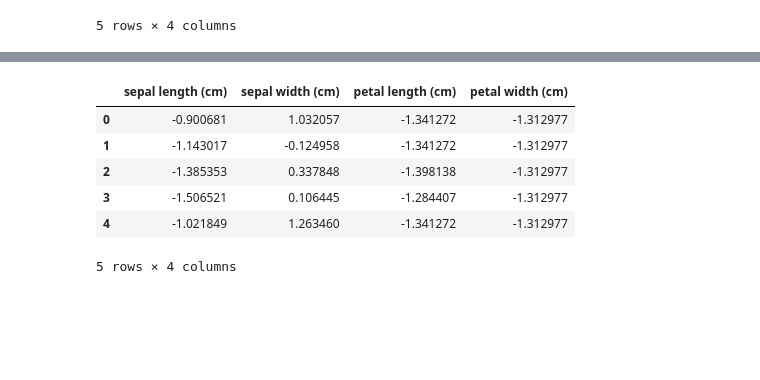
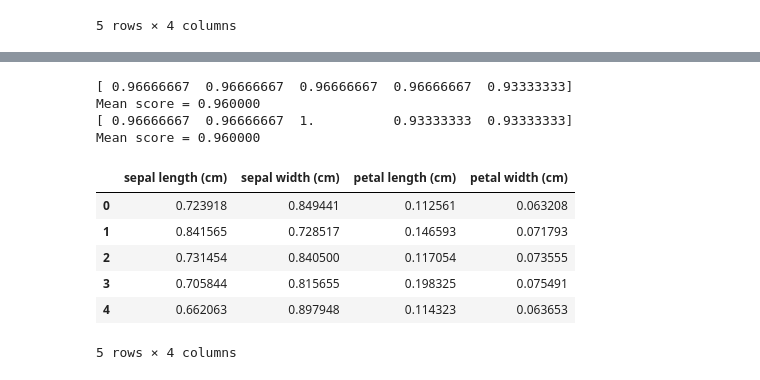
Before and after one commit to Libardo1/machinelearning-1, a Jupyter notebook: kaggle/python/iris.classification.ipynb, the cells around one changed output, grey strips where cells are left out. Saved outputs shown, nothing was run; the diff lists cells and outputs as text; code cells hidden in the pictures; blank space fills up the shorter version.

```diff
--- a/kaggle/python/iris.classification.ipynb
+++ b/kaggle/python/iris.classification.ipynb
@@ -191,10 +114,39 @@ df_minmaxScaled.head()
+# %%
+def score_knn(data, target):
+    np.random.seed(123)
+    knn = sk.neighbors.KNeighborsClassifier(n_neighbors=5)
+    kf = sk.cross_validation.KFold(len(data), n_folds=5, shuffle=True)
+
+    scores= []
+    for train_index, test_index in kf:
+      knn.fit(data[train_index,], d.target[train_index])
+      score = knn.score(data[test_index,], target[test_index])
+      scores.append(score)
+
+    scores = np.asarray(scores)
+    print(scores)
+    print("Mean score = %f"%scores.mean())
+
+
+score_knn(df.values, d.target)
+score_knn(df_minmaxScaled.values, d.target)
+# %% [output]
+[ 0.96666667  0.96666667  0.96666667  0.96666667  0.93333333]
+Mean score = 0.960000
+[ 0.96666667  0.96666667  1.          0.93333333  0.93333333]
+Mean score = 0.960000
+# %%
+scaler = sk.preprocessing.MinMaxScaler()
+data = sk.preprocessing.normalize(d.data, norm='l2')
+data = scaler.fit_transform(data)
+df_minmaxScaledNormalized = pd.DataFrame(data=data,columns=d.feature_names)
 # %%
-df_zscoreScaled.head()
+df_minmaxScaledNormalized.head()
 # %% [output]
 |  | sepal length (cm) | sepal width (cm) | petal length (cm) | petal width (cm) |
-| 0 | -0.900681 | 1.032057 | -1.341272 | -1.312977 |
-| 1 | -1.143017 | -0.124958 | -1.341272 | -1.312977 |
-| 2 | -1.385353 | 0.337848 | -1.398138 | -1.312977 |
-| 3 | -1.506521 | 0.106445 | -1.284407 | -1.312977 |
-| 4 | -1.021849 | 1.263460 | -1.341272 | -1.312977 |
+| 0 | 0.723918 | 0.849441 | 0.112561 | 0.063208 |
+| 1 | 0.841565 | 0.728517 | 0.146593 | 0.071793 |
+| 2 | 0.731454 | 0.840500 | 0.117054 | 0.073555 |
+| 3 | 0.705844 | 0.815655 | 0.198325 | 0.075491 |
+| 4 | 0.662063 | 0.897948 | 0.114323 | 0.063653 |
 5 rows × 4 columns
```
Also changed, not shown: parts of 22 cells of this notebook.
